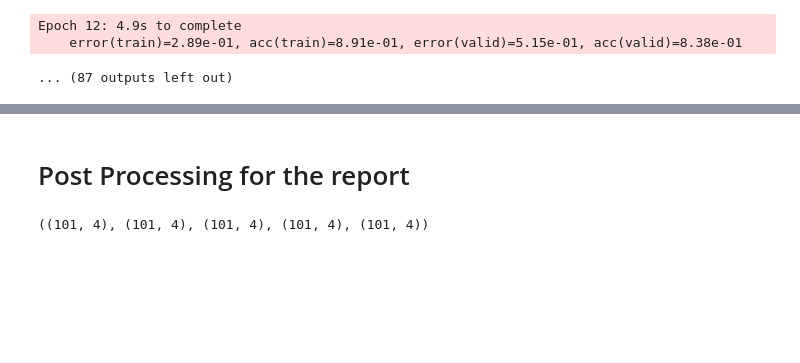
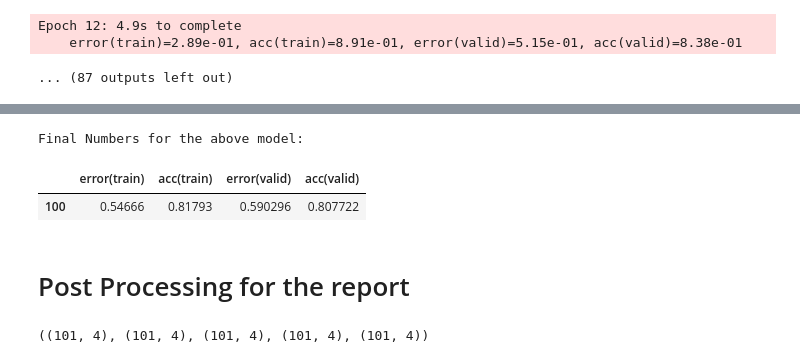
Before and after one commit to FlintyTub49/MLPractical-UoE, a Jupyter notebook: notebooks/Coursework_1.ipynb, the cells around one changed output, grey strips where cells are left out. Cells and saved outputs as stored; diff of their text form; code cells hidden in the pictures; blank space fills up the shorter version.

```diff
--- a/notebooks/Coursework_1.ipynb
+++ b/notebooks/Coursework_1.ipynb
@@ -353,0 +419,29 @@ Epoch 12: 4.9s to complete
+# %%
+# Setup hyperparameters
+learning_rate = 0.0001
+num_epochs = 100
+stats_interval = 1
+input_dim, output_dim, hidden_dim = 784, 47, 128
+incl_prob = 0.6
+
+# Create model with TWO hidden layers
+model = MultipleLayerModel([
+    AffineLayer(input_dim, hidden_dim, weights_init, biases_init), # first hidden layer
+    ReluLayer(),
+    DropoutLayer(rng = rng, incl_prob = incl_prob),
+    AffineLayer(hidden_dim, hidden_dim, weights_init, biases_init), # second hidden layer
+    ReluLayer(),
+    DropoutLayer(rng = rng, incl_prob = incl_prob),
+    AffineLayer(hidden_dim, hidden_dim, weights_init, biases_init), # third hidden layer
+    ReluLayer(),
+    DropoutLayer(rng = rng, incl_prob = incl_prob),
+    AffineLayer(hidden_dim, output_dim, weights_init, biases_init) # output layer
+])
+
+error = CrossEntropySoftmaxError()
+# Use a Adam learning rule
+learning_rule = AdamLearningRule(learning_rate=learning_rate)
+
+# Remember to use notebook=False when you write a script to be run in a terminal
+dropout_testing = train_model_and_plot_stats(
+    model, error, learning_rule, train_data, valid_data, num_epochs, stats_interval, notebook=True)
@@ -354,3 +474,10 @@ Epoch 12: 4.9s to complete
+# %%
+print(f'Final Numbers for the above model:')
+pd.DataFrame(dropout_testing[0], columns = [i for i in dropout_testing[1].keys()]).tail(1)
+# %% [output]
+Final Numbers for the above model:
+|  | error(train) | acc(train) | error(valid) | acc(valid) |
+| 100 | 0.54666 | 0.81793 | 0.590296 | 0.807722 |
 # %% [markdown]
 # Post Processing for the report
 # %%
```
Also changed, not shown: parts of 8 cells of this notebook, 2 other files.
